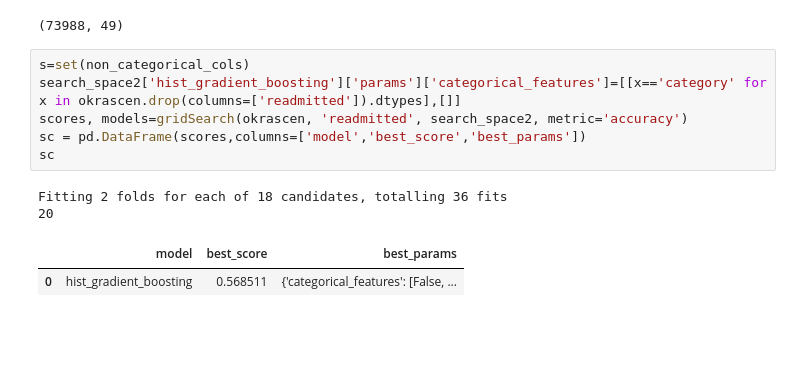
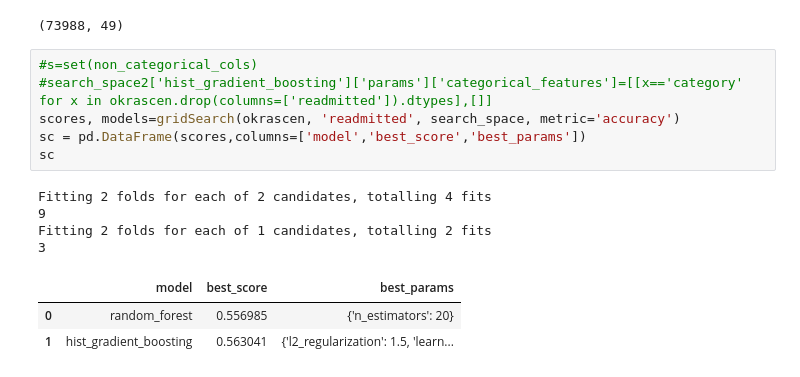
Before and after one commit to mjovanovic9999/ML, a Jupyter notebook: I/notebook/main.ipynb, the cells around one changed output. Drawn from its saved outputs; the diff is of its cells as text; blank space fills up the shorter version.

```diff
--- a/I/notebook/main.ipynb
+++ b/I/notebook/main.ipynb
@@ -919,13 +913,16 @@ okrascen.shape
 # %% [output]
 (73988, 49)
 # %%
-s=set(non_categorical_cols)
-search_space2['hist_gradient_boosting']['params']['categorical_features']=[[x=='category' for x in okrascen.drop(columns=['readmitted']).dtypes],[]]
-scores, models=gridSearch(okrascen, 'readmitted', search_space2, metric='accuracy')
+#s=set(non_categorical_cols)
+#search_space2['hist_gradient_boosting']['params']['categorical_features']=[[x=='category' for x in okrascen.drop(columns=['readmitted']).dtypes],[]]
+scores, models=gridSearch(okrascen, 'readmitted', search_space, metric='accuracy')
 sc = pd.DataFrame(scores,columns=['model','best_score','best_params'])
 sc
 # %% [output]
-Fitting 2 folds for each of 18 candidates, totalling 36 fits
-20
+Fitting 2 folds for each of 2 candidates, totalling 4 fits
+9
+Fitting 2 folds for each of 1 candidates, totalling 2 fits
+3
 |  | model | best_score | best_params |
-| 0 | hist_gradient_boosting | 0.568511 | {'categorical_features': [False, ... |
+| 0 | random_forest | 0.556985 | {'n_estimators': 20} |
+| 1 | hist_gradient_boosting | 0.563041 | {'l2_regularization': 1.5, 'learn... |
```
Also changed, not shown: parts of 10 cells of this notebook.
